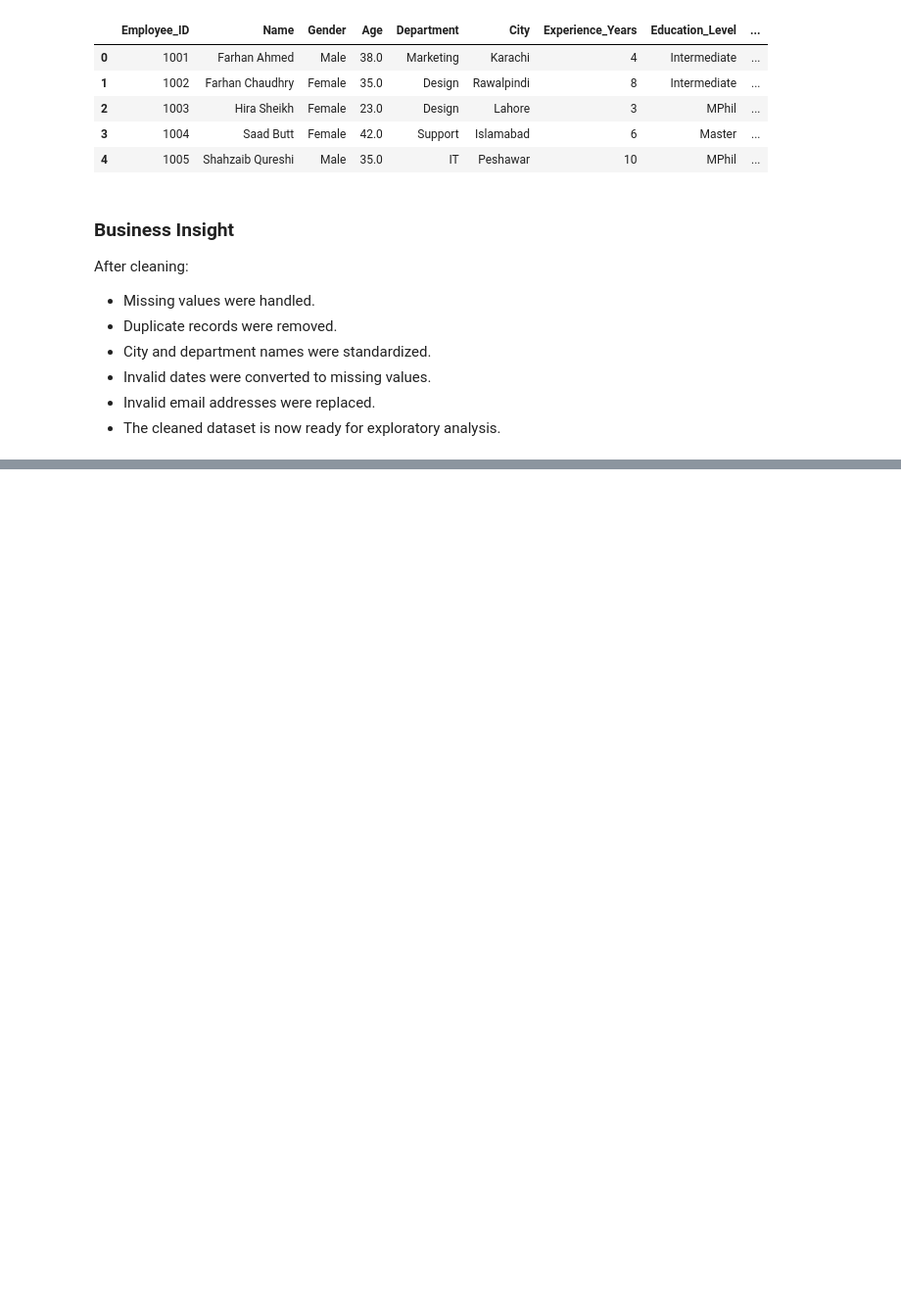
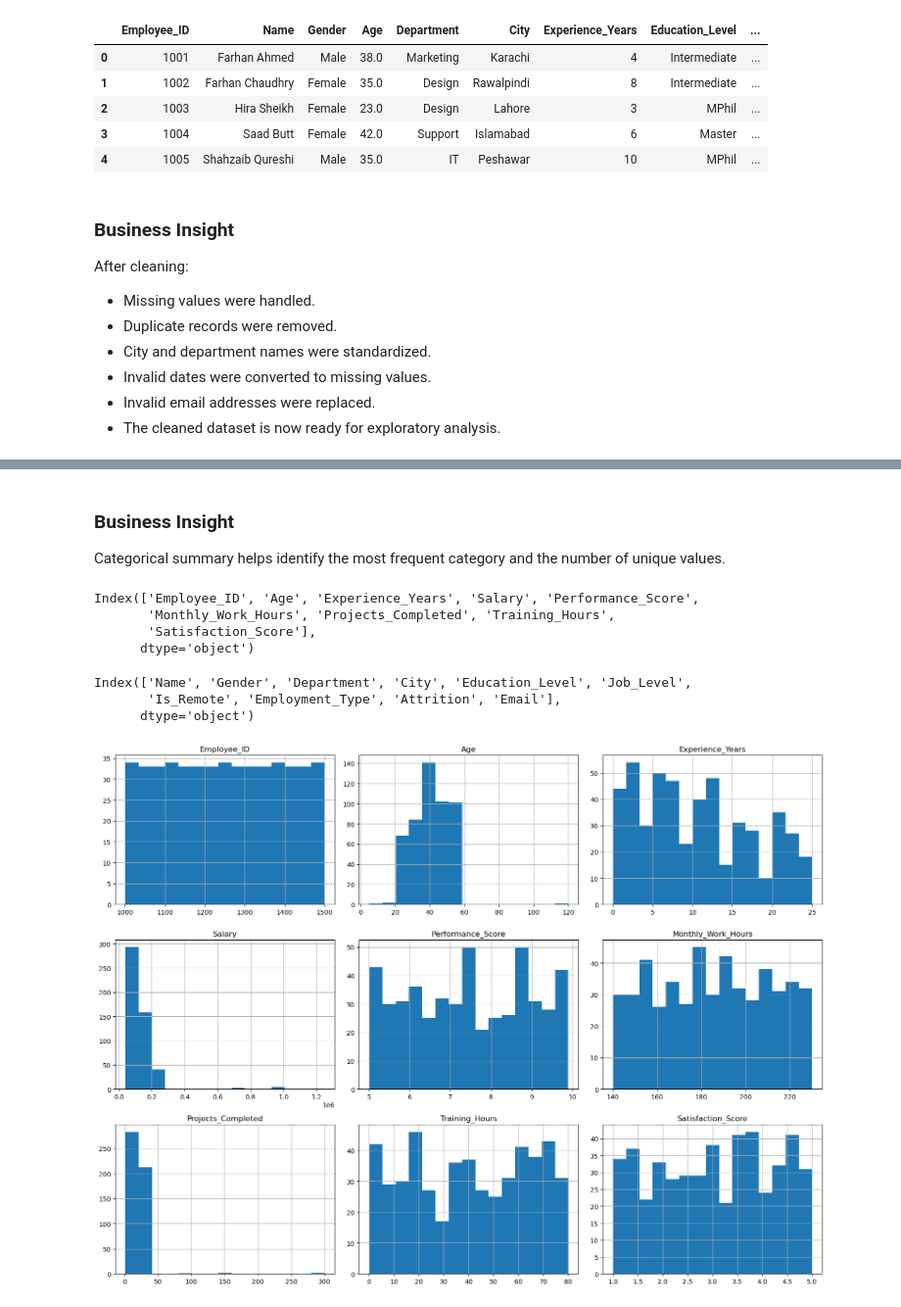
Before and after one commit to Kainatfatima0311/employee-workforce-eda, a Jupyter notebook: notebooks/employee_workforce_eda.ipynb, the cells around one changed output, grey strips where cells are left out. Shown at 98% size. Saved outputs shown, nothing was run; the diff lists cells and outputs as text; code cells hidden in the pictures; blank space fills up the shorter version.

```diff
--- a/notebooks/employee_workforce_eda.ipynb
+++ b/notebooks/employee_workforce_eda.ipynb
@@ -563,0 +606,40 @@ After cleaning:
+# %% [markdown]
+### Business Insight
+
+Categorical summary helps identify the most frequent category and the number of unique values.
+# %%
+# Separate numerical columns
+numerical_columns = clean_df.select_dtypes(
+    include=["int64", "float64"]
+).columns
+
+numerical_columns
+# %% [output]
+Index(['Employee_ID', 'Age', 'Experience_Years', 'Salary', 'Performance_Score',
+       'Monthly_Work_Hours', 'Projects_Completed', 'Training_Hours',
+       'Satisfaction_Score'],
+      dtype='object')
+# %%
+# Separate categorical columns
+categorical_columns = clean_df.select_dtypes(
+    include="object"
+).columns
+
+categorical_columns
+# %% [output]
+Index(['Name', 'Gender', 'Department', 'City', 'Education_Level', 'Job_Level',
+       'Is_Remote', 'Employment_Type', 'Attrition', 'Email'],
+      dtype='object')
+# %%
+# Plot histogram for all numerical columns
+
+clean_df[numerical_columns].hist(
+    figsize=(16,12),
+    bins=15
+)
+
+plt.tight_layout()
+
+plt.show()
+# %% [output]
+[figure, added]
```
Also changed, not shown: parts of 12 cells of this notebook.
